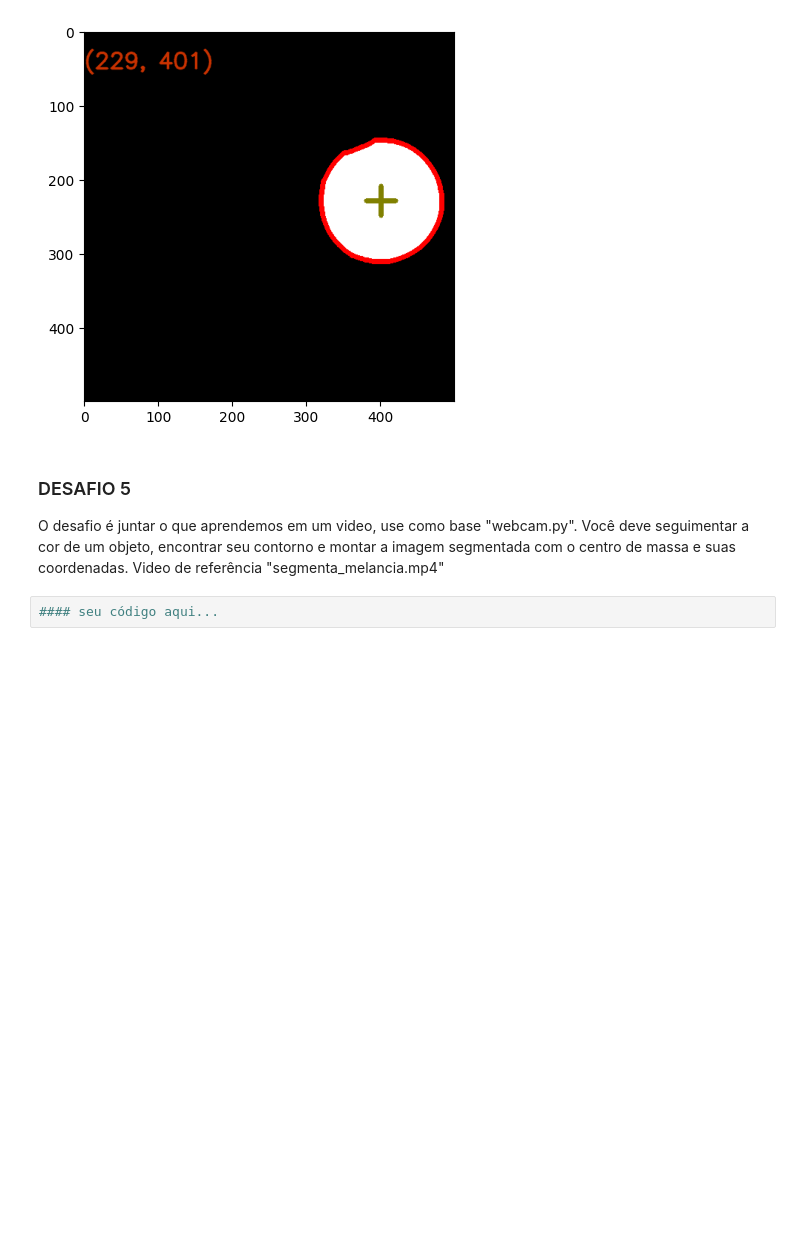
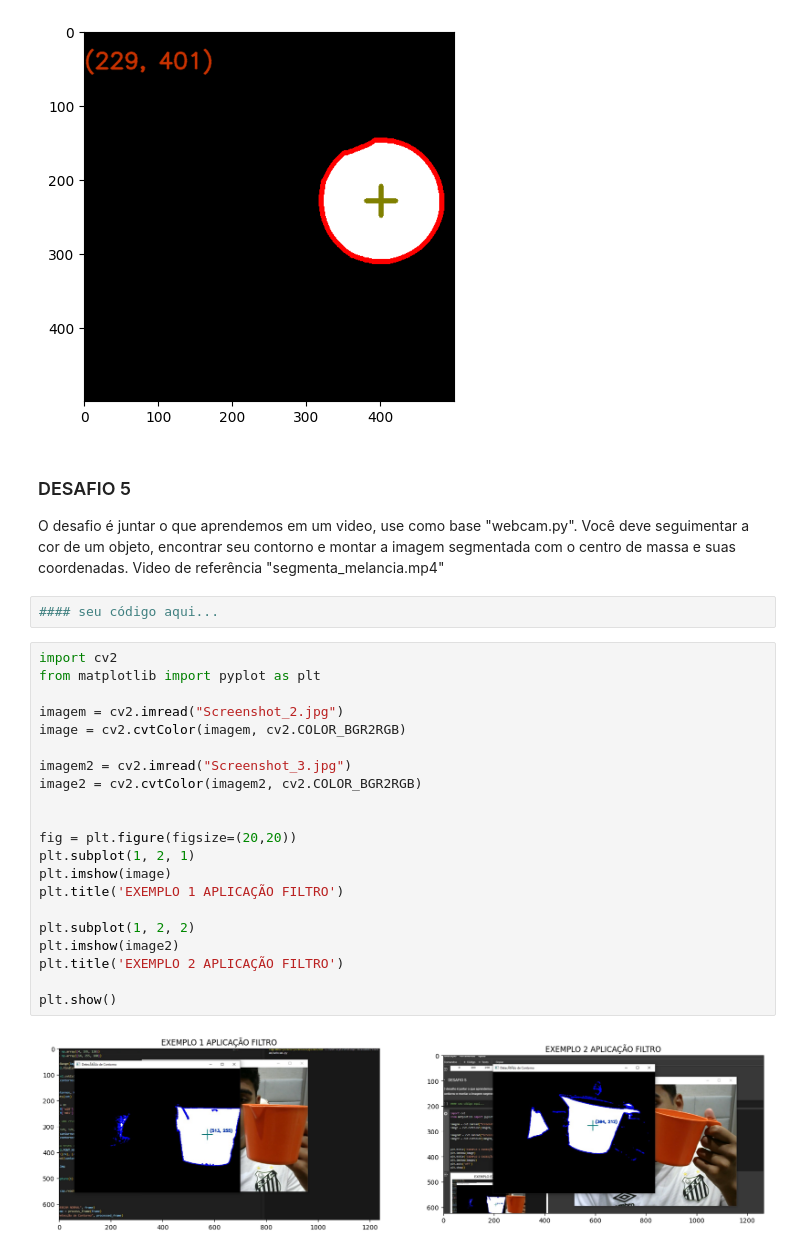
Before and after one commit to gLima02/LABS-AI-ENGENEERING, a Jupyter notebook: material/aulas/PDI/lab05/Espaço-cor-contorno.ipynb, the cells around one changed output. Cells and saved outputs as stored; diff of their text form; blank space fills up the shorter version.

```diff
--- a/material/aulas/PDI/lab05/Espaço-cor-contorno.ipynb
+++ b/material/aulas/PDI/lab05/Espaço-cor-contorno.ipynb
@@ -562,3 +562,26 @@ plt.imshow(contornos_img);
 O desafio é juntar o que aprendemos em um video, use como base "webcam.py". Você deve seguimentar a cor de um objeto, encontrar seu contorno e montar a imagem segmentada com o centro de massa e suas coordenadas. Video de referência "segmenta_melancia.mp4"
 # %%
 #### seu código aqui...
+# %%
+import cv2
+from matplotlib import pyplot as plt
+
+imagem = cv2.imread("Screenshot_2.jpg")
+image = cv2.cvtColor(imagem, cv2.COLOR_BGR2RGB)
+
+imagem2 = cv2.imread("Screenshot_3.jpg")
+image2 = cv2.cvtColor(imagem2, cv2.COLOR_BGR2RGB)
+
+
+fig = plt.figure(figsize=(20,20))
+plt.subplot(1, 2, 1)
+plt.imshow(image)
+plt.title('EXEMPLO 1 APLICAÇÃO FILTRO')
+
+plt.subplot(1, 2, 2)
+plt.imshow(image2)
+plt.title('EXEMPLO 2 APLICAÇÃO FILTRO')
+
+plt.show()
+# %% [output]
+[figure, added]
```
Also changed, not shown: parts of 1 cell of this notebook.
